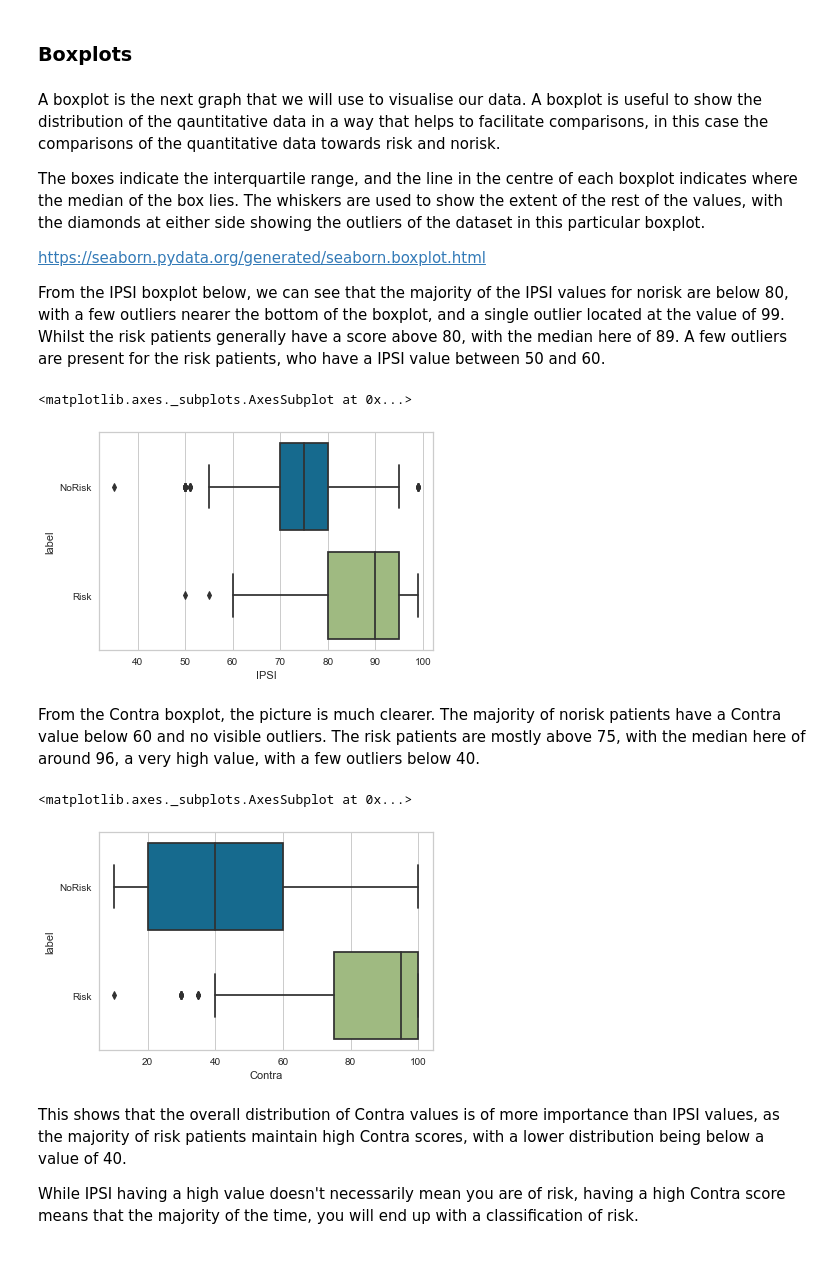
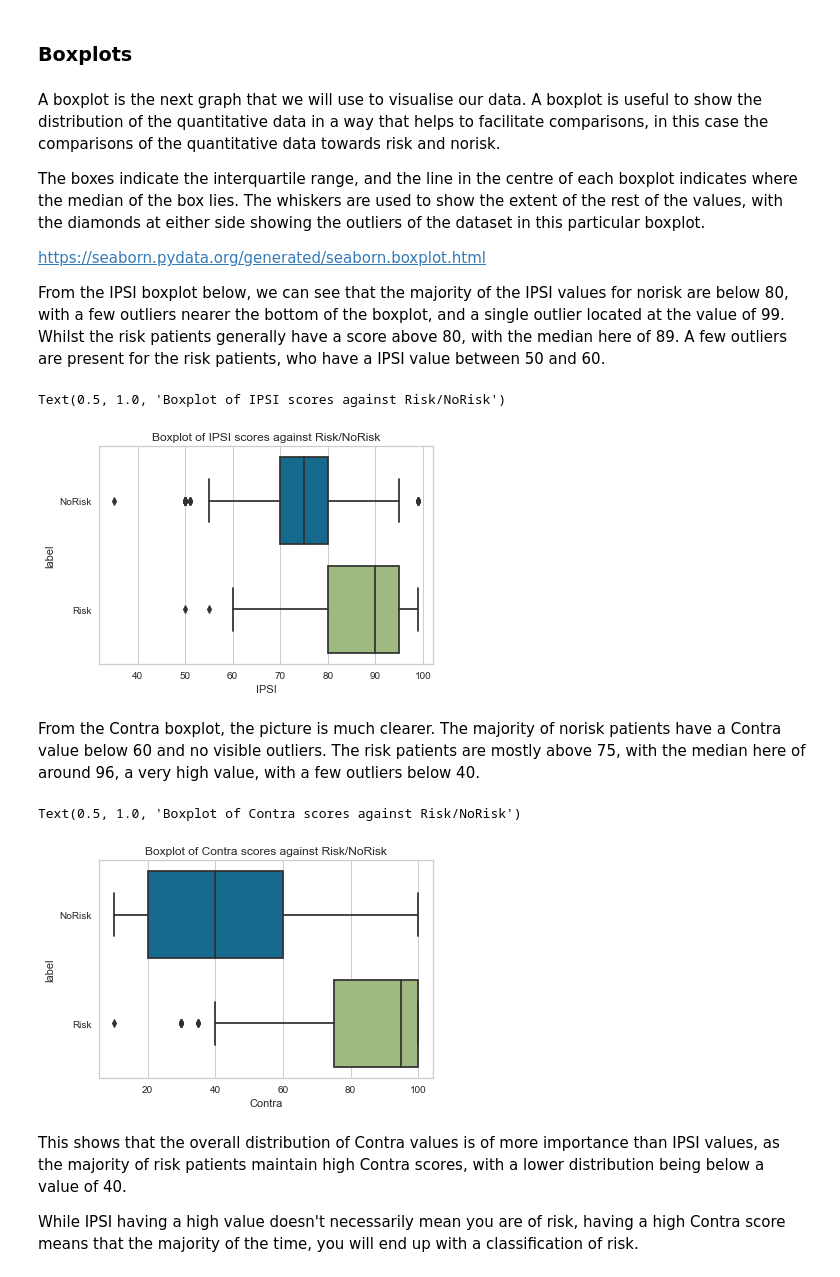
Before and after one commit to bdavis9725/Medical-Data-Mining, a Jupyter notebook: DataMiningACW.ipynb, the cells around one changed output. Cells and saved outputs as stored; diff of their text form; code cells hidden in the pictures.

Commit message:
continued report
report progress, also added plot labels and titles to be used for appendix of the report

```diff
--- a/DataMiningACW.ipynb
+++ b/DataMiningACW.ipynb
@@ -429,7 +433,7 @@ The distribution graphs help to give a visual understanding of where most of the
 # %% [markdown]
 ### Boxplots
 # %% [markdown]
-A boxplot is the next graph that we will use to visualise our data. A boxplot is useful to show the distribution of the qauntitative data in a way that helps to facilitate comparisons, in this case the comparisons of the quantitative data towards risk and norisk.
+A boxplot is the next graph that we will use to visualise our data. A boxplot is useful to show the distribution of the quantitative data in a way that helps to facilitate comparisons, in this case the comparisons of the quantitative data towards risk and norisk.
 
 The boxes indicate the interquartile range, and the line in the centre of each boxplot indicates where the median of the box lies. The whiskers are used to show the extent of the rest of the values, with the diamonds at either side showing the outliers of the dataset in this particular boxplot.
 
@@ -439,17 +443,19 @@ From the IPSI boxplot below, we can see that the majority of the IPSI values for
 # %%
 # Create a boxplot that uses IPSI as the quantitative measure, and the label as the comparison
 sns.boxplot(x = clean_data["IPSI"], y = clean_data["label"])
+plt.title("Boxplot of IPSI scores against Risk/NoRisk")
 # %% [output]
-<matplotlib.axes._subplots.AxesSubplot at 0x...>
+Text(0.5, 1.0, 'Boxplot of IPSI scores against Risk/NoRisk')
-[figure, old version]
+[figure, new version]
 # %% [markdown]
 From the Contra boxplot, the picture is much clearer. The majority of norisk patients have a Contra value below 60 and no visible outliers. The risk patients are mostly above 75, with the median here of around 96, a very high value, with a few outliers below 40.
 # %%
 # Create a boxplot that uses Contra as the quantitative measure, and the label as the comparison
 sns.boxplot(x = clean_data["Contra"], y = clean_data["label"])
+plt.title("Boxplot of Contra scores against Risk/NoRisk")
 # %% [output]
-<matplotlib.axes._subplots.AxesSubplot at 0x...>
+Text(0.5, 1.0, 'Boxplot of Contra scores against Risk/NoRisk')
-[figure, old version]
+[figure, new version]
 # %% [markdown]
 This shows that the overall distribution of Contra values is of more importance than IPSI values, as the majority of risk patients maintain high Contra scores, with a lower distribution being below a value of 40.
 
```
Also changed, not shown: parts of 14 cells of this notebook, 2 other files.
